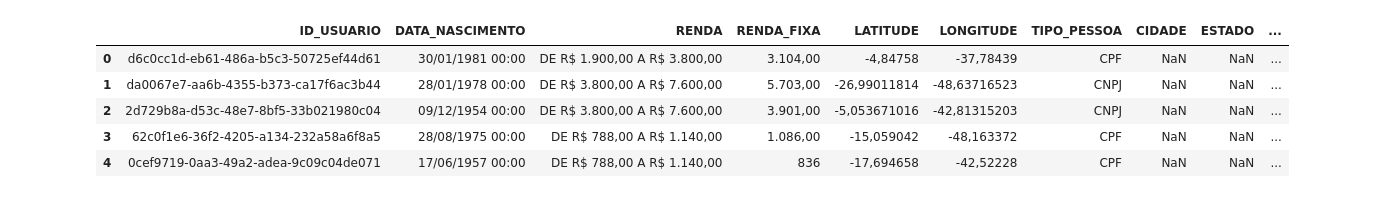
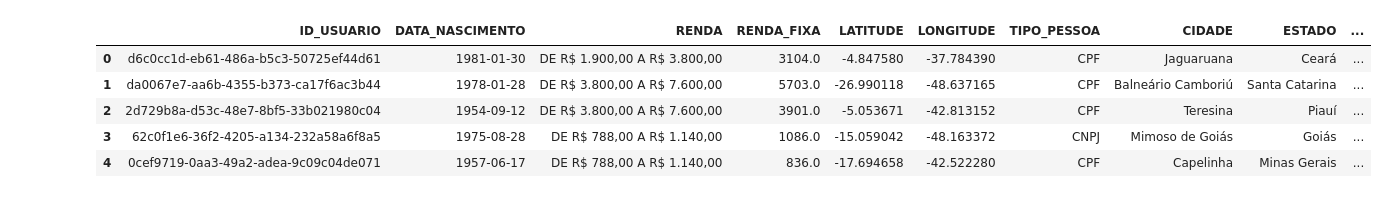
Before and after one commit to rodrigoqfcosta/API-SPC, a Jupyter notebook: analise_jupyter/Teste_analise_dados_spc.ipynb, the cells around one changed output. Cells and saved outputs as stored; diff of their text form; code cells hidden in the pictures.

```diff
--- a/analise_jupyter/Teste_analise_dados_spc.ipynb
+++ b/analise_jupyter/Teste_analise_dados_spc.ipynb
@@ -22,9 +0,0 @@ df['LOGRADOURO'] = 'NaN'
-# %%
-df.head()
-# %% [output]
-|  | ID_USUARIO | DATA_NASCIMENTO | RENDA | RENDA_FIXA | LATITUDE | LONGITUDE | TIPO_PESSOA | CIDADE | ESTADO | ... |
-| 0 | d6c0cc1d-eb61-486a-b5c3-50725ef44d61 | 30/01/1981 00:00 | DE R$ 1.900,00 A R$ 3.800,00 | 3.104,00 | -4,84758 | -37,78439 | CPF | NaN | NaN | ... |
-| 1 | da0067e7-aa6b-4355-b373-ca17f6ac3b44 | 28/01/1978 00:00 | DE R$ 3.800,00 A R$ 7.600,00 | 5.703,00 | -26,99011814 | -48,63716523 | CNPJ | NaN | NaN | ... |
-| 2 | 2d729b8a-d53c-48e7-8bf5-33b021980c04 | 09/12/1954 00:00 | DE R$ 3.800,00 A R$ 7.600,00 | 3.901,00 | -5,053671016 | -42,81315203 | CNPJ | NaN | NaN | ... |
-| 3 | 62c0f1e6-36f2-4205-a134-232a58a6f8a5 | 28/08/1975 00:00 | DE R$ 788,00 A R$ 1.140,00 | 1.086,00 | -15,059042 | -48,163372 | CPF | NaN | NaN | ... |
-| 4 | 0cef9719-0aa3-49a2-adea-9c09c04de071 | 17/06/1957 00:00 | DE R$ 788,00 A R$ 1.140,00 | 836 | -17,694658 | -42,52228 | CPF | NaN | NaN | ... |
@@ -30,0 +7,11 @@ df.head()
+# %%
+# Leitura de Dados no formato .CSV
+df_spc = pd.read_csv("novo_dataset.csv")
+df_spc.head() # primeiros 5 registros
+# %% [output]
+|  | ID_USUARIO | DATA_NASCIMENTO | RENDA | RENDA_FIXA | LATITUDE | LONGITUDE | TIPO_PESSOA | CIDADE | ESTADO | ... |
+| 0 | d6c0cc1d-eb61-486a-b5c3-50725ef44d61 | 1981-01-30 | DE R$ 1.900,00 A R$ 3.800,00 | 3104.0 | -4.847580 | -37.784390 | CPF | Jaguaruana | Ceará | ... |
+| 1 | da0067e7-aa6b-4355-b373-ca17f6ac3b44 | 1978-01-28 | DE R$ 3.800,00 A R$ 7.600,00 | 5703.0 | -26.990118 | -48.637165 | CPF | Balneário Camboriú | Santa Catarina | ... |
+| 2 | 2d729b8a-d53c-48e7-8bf5-33b021980c04 | 1954-09-12 | DE R$ 3.800,00 A R$ 7.600,00 | 3901.0 | -5.053671 | -42.813152 | CPF | Teresina | Piauí | ... |
+| 3 | 62c0f1e6-36f2-4205-a134-232a58a6f8a5 | 1975-08-28 | DE R$ 788,00 A R$ 1.140,00 | 1086.0 | -15.059042 | -48.163372 | CNPJ | Mimoso de Goiás | Goiás | ... |
+| 4 | 0cef9719-0aa3-49a2-adea-9c09c04de071 | 1957-06-17 | DE R$ 788,00 A R$ 1.140,00 | 836.0 | -17.694658 | -42.522280 | CPF | Capelinha | Minas Gerais | ... |
```
Also changed, not shown: parts of 28 cells of this notebook, 2 other files.
